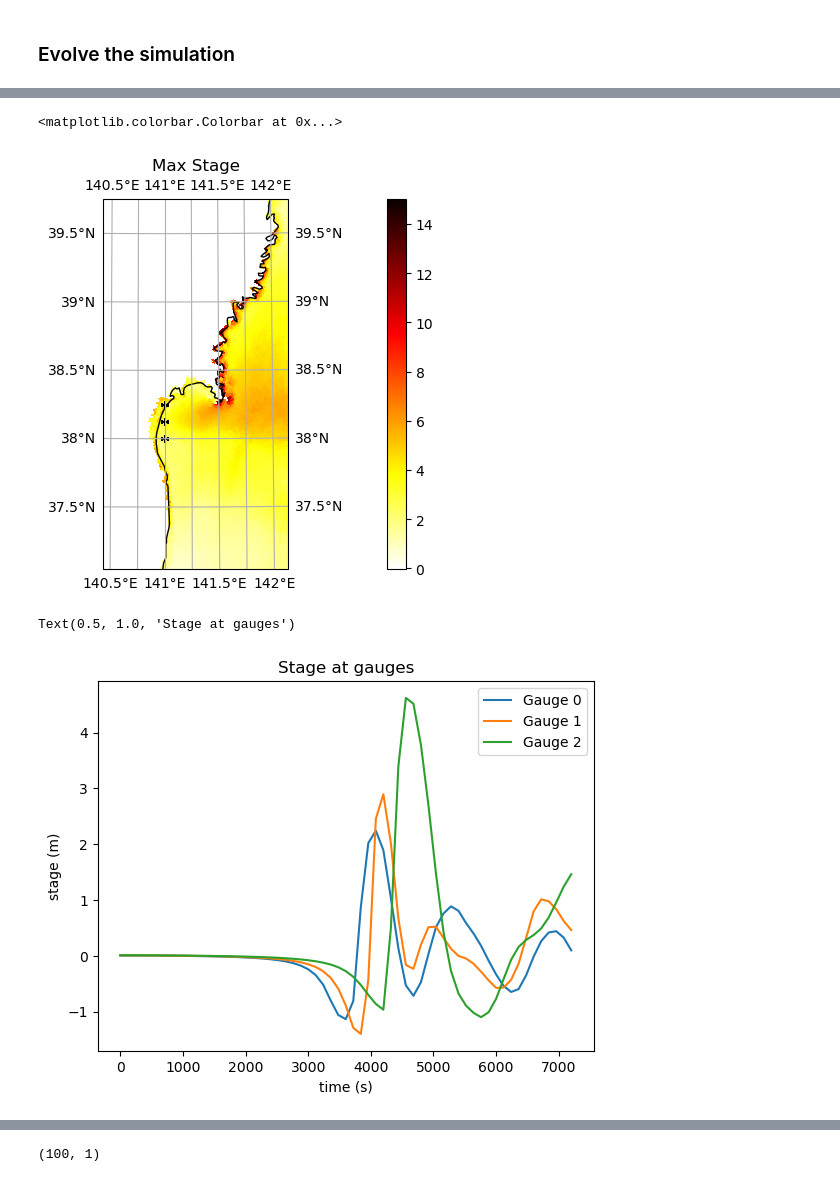
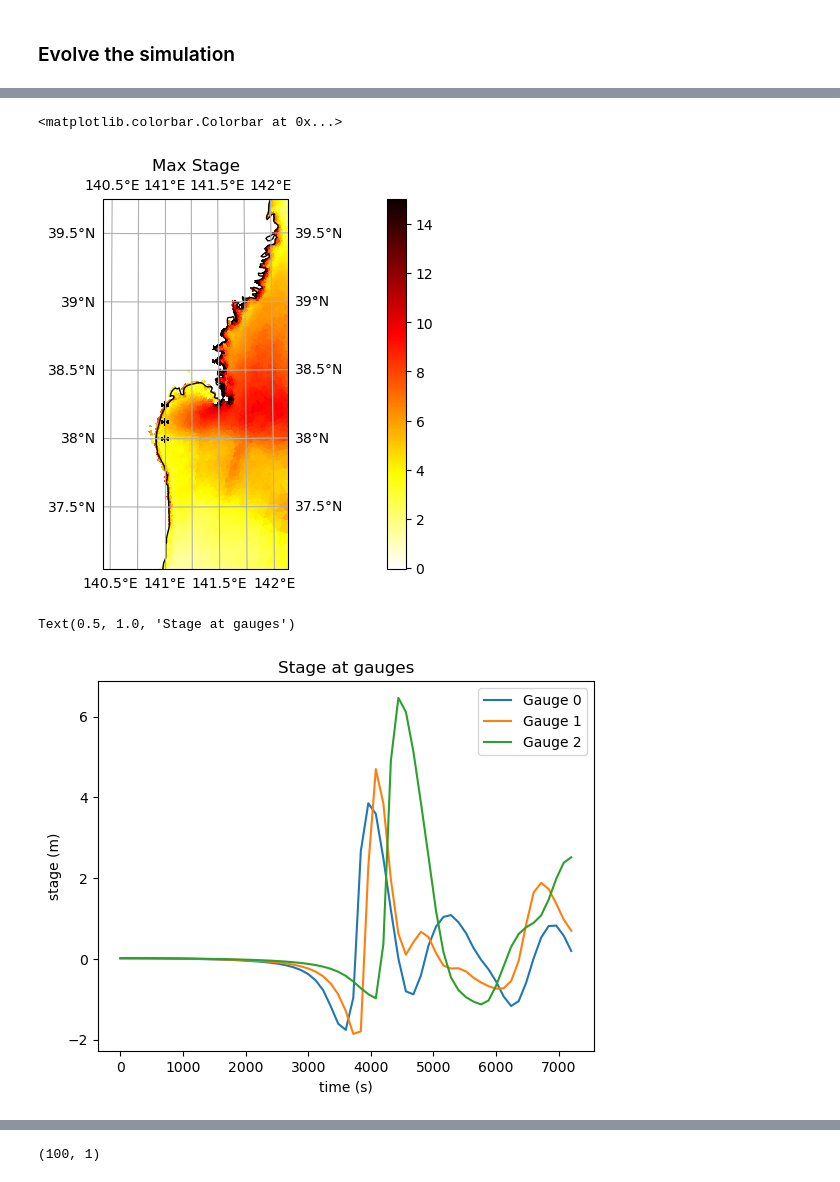
Before and after one commit to stoiver/Tohoku, a Jupyter notebook: notebook_tohoku_source_example.ipynb, the cells around one changed output, grey strips where cells are left out. Drawn from its saved outputs; the diff is of its cells as text; code cells hidden in the pictures.

```diff
--- a/notebook_tohoku_source_example.ipynb
+++ b/notebook_tohoku_source_example.ipynb
@@ -112,7 +112,7 @@ parameters = dict(
     strike=195.0,
     dip=14.0,
     rake=87.0,
-    slip=35.0,
+    slip=60.0,
     opening=0.0,
     nu=0.25,
 )
@@ -159,6 +145,10 @@ domain = anuga.create_domain_from_regions(project.bounding_polygon,
 
 
 domain.set_epsg(32654)  # WGS 84 / UTM zone 54N
+
+domain.set_plotter(absolute=True)
+max_min_collector = domain.set_collect_max_quantities()
+
 xll = domain.geo_reference.xllcorner
 yll = domain.geo_reference.yllcorner
 print ('Number of triangles = ', len(domain))
@@ -182,11 +172,10 @@ domain.set_quantity('stage', tide)
 Elevation = domain.quantities['elevation'].centroid_values
 Stage     = domain.quantities['stage'].centroid_values
 
-Stage[:] = np.maximum(Elevation, Stage)
+#Stage[:] = np.maximum(Elevation, Stage)
 
 
-dplotter = anuga.Domain_plotter(domain, absolute=True)
-plt.triplot(dplotter.triang, linewidth = 0.4);
+domain.triplot(linewidth = 0.4);
 #print (domain.statistics())
 
 #domain.set_quantity('elevation', function=topography, location='centroids')
@@ -372,7 +359,3 @@ domain.set_boundary({'onshore': Br,
-# %%
-from anuga.operators.collect_max_quantities_operator import Collect_max_quantities_operator
-
-max_min_collector = Collect_max_quantities_operator(domain)
 # %% [markdown]
 ### Evolve the simulation
 # %%
@@ -381,7 +364,6 @@ t0 = time.time()
 min = 60.
 hour = 3600.
 
-dplotter = anuga.Domain_plotter(domain, absolute=True)
 
 tid_21418 = domain.get_triangle_containing_point([gauges[21418].east, gauges[21418].north])
 gauge_21418_stage = []
@@ -434,9 +416,9 @@ That took 19.73 seconds
 max_depth = max_min_collector.max_depth
 max_stage = max_min_collector.max_stage
 
-wet_mask = max_depth >= 0.01
+wet_mask = max_depth >= 0.0001
 
-wet_max_stage = np.where(max_depth >= 0.01, max_stage, np.nan)
+wet_max_stage = np.where(max_depth >= 0.0001, max_stage, np.nan)
 
 fig = plt.figure()
 ax = fig.add_subplot(111, projection=ccrs.UTM(zone=54))
@@ -451,34 +433,34 @@ img = ax.tripcolor(dplotter.triang,
                       cmap='hot_r',
                       vmax=15.0)
                       #cmap='Greys_r')
 
 
 # plot epicentre (absolute)
 x0 = 720000.0
 y0 = 4200000.0
 ax.scatter(x0, y0, marker='+', color='r')
 
 # dart 21418 location
 ax.scatter(gauges[21418].east, gauges[21418].north, marker='+', color='w')
 
 # locations on coast
 ax.scatter(gauges[0].east, gauges[0].north, marker='+', color='k')
 ax.scatter(gauges[1].east, gauges[1].north, marker='+', color='k')
 ax.scatter(gauges[2].east, gauges[2].north, marker='+', color='k')
 
 
 
 
 ax.set_extent([450000,600000,4100000, 4400000], crs=ccrs.UTM(zone=54))
 gridlines = ax.gridlines(draw_labels=True)
 
 ax.coastlines()
 
 plt.title('Max Stage')
 plt.colorbar(img, pad = 0.2, shrink=1.0)
 # %% [output]
 <matplotlib.colorbar.Colorbar at 0x...>
-[figure, old version]
+[figure, new version]
 # %%
 #dplotter.make_stage_animation()
 # %%
@@ -499,7 +481,7 @@ plt.legend()
 plt.title('Stage at gauges')
 # %% [output]
 Text(0.5, 1.0, 'Stage at gauges')
-[figure, old version]
+[figure, new version]
 # %%
 xy = np.loadtxt('21418_notide.txt')
 
```
Also changed, not shown: parts of 8 cells of this notebook, 1 other file.
